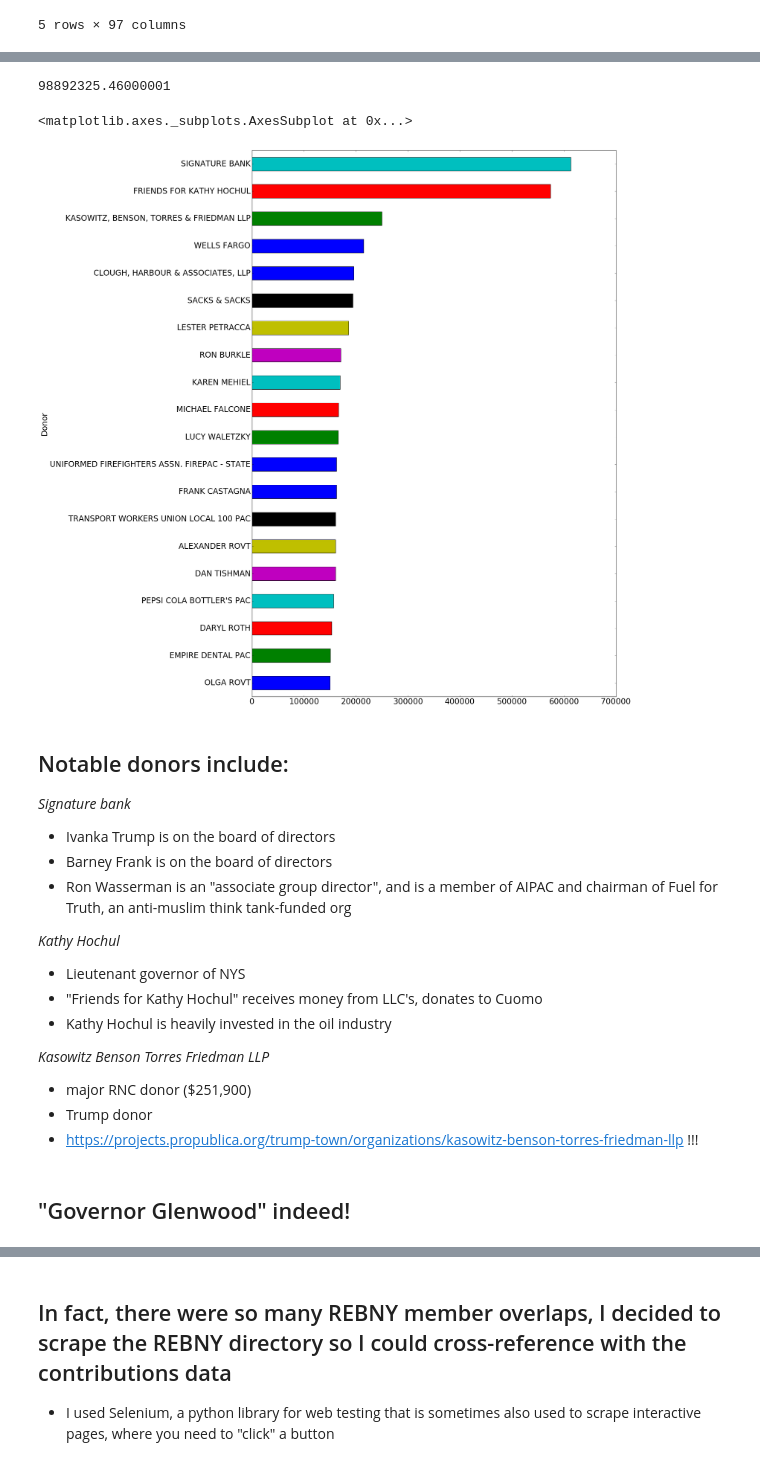
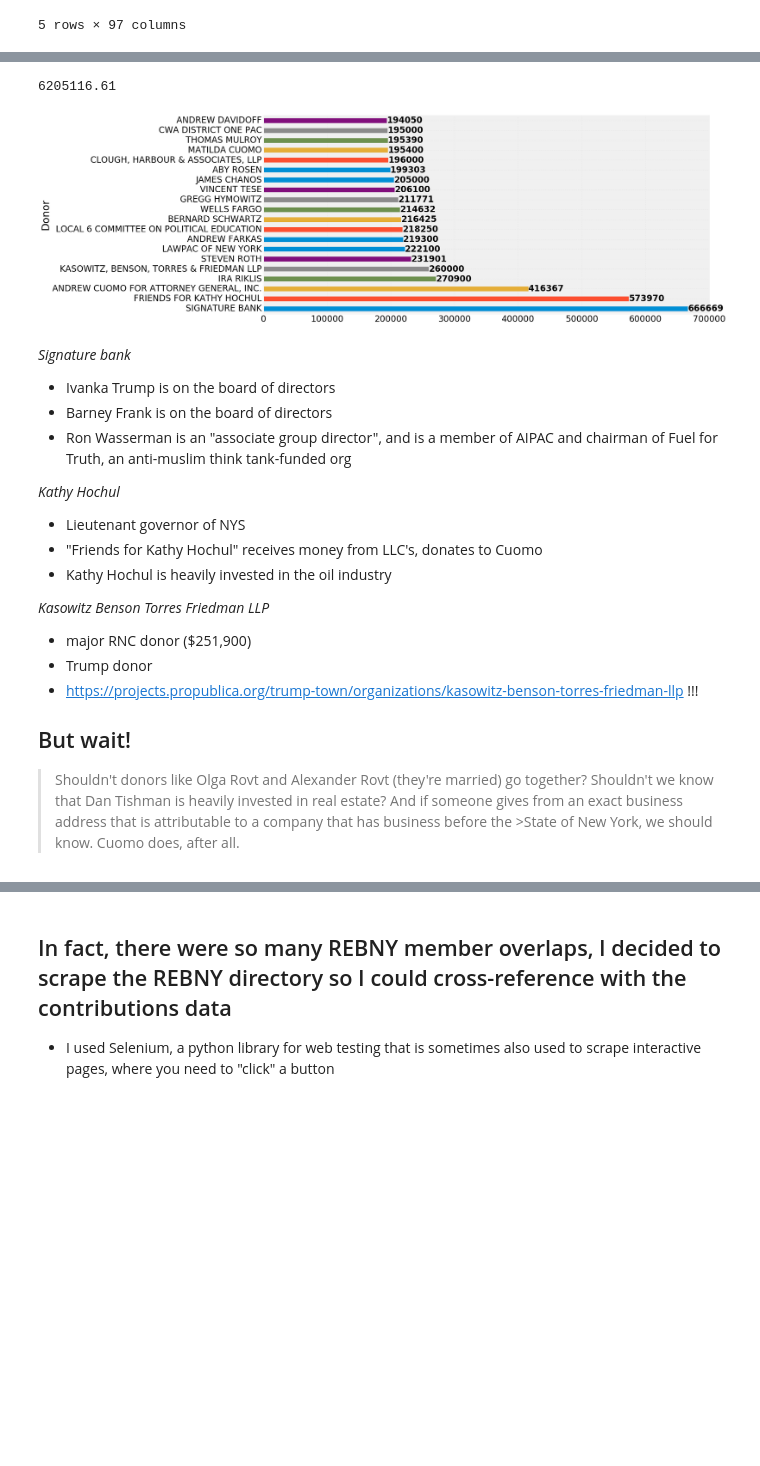
Before and after one commit to kromreig/warchest_cuomo_indy, a Jupyter notebook: Cuomo_Campaign_Finance.ipynb, the cells around one changed output, grey strips where cells are left out. Drawn from its saved outputs; the diff is of its cells as text; code cells hidden in the pictures; blank space fills up the shorter version.

```diff
--- a/Cuomo_Campaign_Finance.ipynb
+++ b/Cuomo_Campaign_Finance.ipynb
@@ -15,10 +15,13 @@ from cycler import cycler
 import squarify
 import time
 from selenium import webdriver
+from sqlalchemy import create_engine
 
 font = {'family' : 'helvetica',
         'size'   : 24}
 matplotlib.rc('font', **font)
+matplotlib.rcParams['pdf.fonttype'] = 42
+matplotlib.rcParams['ps.fonttype'] = 42
 # %% [markdown]
 # Cuomo Campaign Contributions from Board of Elections
 
@@ -79,8 +82,8 @@ ftm_df = pd.read_csv("FollowTheMoneyDownload20180705(010706).csv")
 #I'm actually just interested in unique donors over the years: throw out the repeats!
 ftm_df = ftm_df.drop_duplicates('Original_Name', keep='first')
 ftm_df['Original_Name'] = ftm_df['Original_Name'].str.strip()
-new_df = pd.merge(df, ftm_df, left_on='Donor', right_on='Original_Name', how='left', suffixes=['_boe','_ftm'])
-new_df.head()
+df = pd.merge(df, ftm_df, left_on='Donor', right_on='Original_Name', how='left', suffixes=['_boe','_ftm'])
+df.head()
 # %% [output]
 |  | Address | Amount_boe | Check No. | Contribution Code | Date_boe | Donor | Fiscal Report | Recipient | ... |
 | 0 | 1 PALLISAR ROAD IRVINGTON, NY, 10533 | 416367.0 | TR51007 | NaN | 05/10/2007 | ANDREW CUOMO FOR ATTORNEY GENERAL... | Periodic July | ANDREW CUOMO 2018 INC. | ... |
@@ -109,12 +95,7 @@ new_df.head()
-# %%
-rec = new_df['2010-01-01':]
-rec['Amount_boe'].sum()
-# %% [output]
-98892325.46000001
 # %%
 #Follow the Money has so many columns-- I just want these:
 
-new_df = new_df[['Donor', 'Address', 'Check No.', 'Amount_boe', 'Date_boe',
+df = df[['Donor', 'Address', 'Check No.', 'Amount_boe', 'Date_boe',
        'Recipient', 'Transaction Code', 'Contribution Code',
        'Fiscal Report',
        'Filing_Jurisdiction', 'Filer',
@@ -130,15 +111,26 @@ new_df = new_df[['Donor', 'Address', 'Check No.', 'Amount_boe', 'Date_boe',
        'Type_of_Contributor','Specific_Business', 'General_Industry','Broad_Sector',
        'City','State','Zip', 'In-State',
        'Parent_Org_or_Employer']]
-# %%
-plt.figure(figsize=(20,30))
-new_df['2010-01-01':].groupby('Donor').filter(lambda x: x['Amount_boe'].sum()>150000)\
-.groupby('Donor')['Amount_boe'].sum().sort_values().plot(kind='barh')
-# %% [output]
-<matplotlib.axes._subplots.AxesSubplot at 0x...>
-[figure, removed]
+# %%
+df[df['General_Industry']=='Real Estate']['Amount_boe'].sum()
+# %% [output]
+6205116.61
+# %%
+plt.figure(figsize=(20,10))
+ax=df\
+.groupby('Donor')['Amount_boe']\
+.sum().sort_values(ascending=False).head(20)\
+.plot(y='Amount_boe', x='Donor', kind='barh')
+
+for i, bar in enumerate(ax.patches):
+    value = int(round(bar.get_width()))
+    x_pos = bar.get_width() - 1
+    y_pos = i
+    ax.text(x_pos, y_pos, value, va='center', ha='left', color='black',fontweight='bold')
+plt.savefig('topdonors.pdf')
+# %% [output]
+[figure, added]
 # %% [markdown]
-## Notable donors include:
 *Signature bank*
 - Ivanka Trump is on the board of directors
 - Barney Frank is on the board of directors
@@ -153,6 +145,9 @@ new_df['2010-01-01':].groupby('Donor').filter(lambda x: x['Amount_boe'].sum()>15
 - major RNC donor ($251,900)
 - Trump donor
 - https://projects.propublica.org/trump-town/organizations/kasowitz-benson-torres-friedman-llp !!!
+
+## But wait!
+> Shouldn't donors like Olga Rovt and Alexander Rovt (they're married) go together?
+>Shouldn't we know that Dan Tishman is heavily invested in real estate?
+>And if someone gives from an exact business address that is attributable to a company that has business before the >State of New York, we should know. Cuomo does, after all.
-# %% [markdown]
-## "Governor Glenwood" indeed!
 # %%
```
Also changed, not shown: parts of 61 cells of this notebook.
